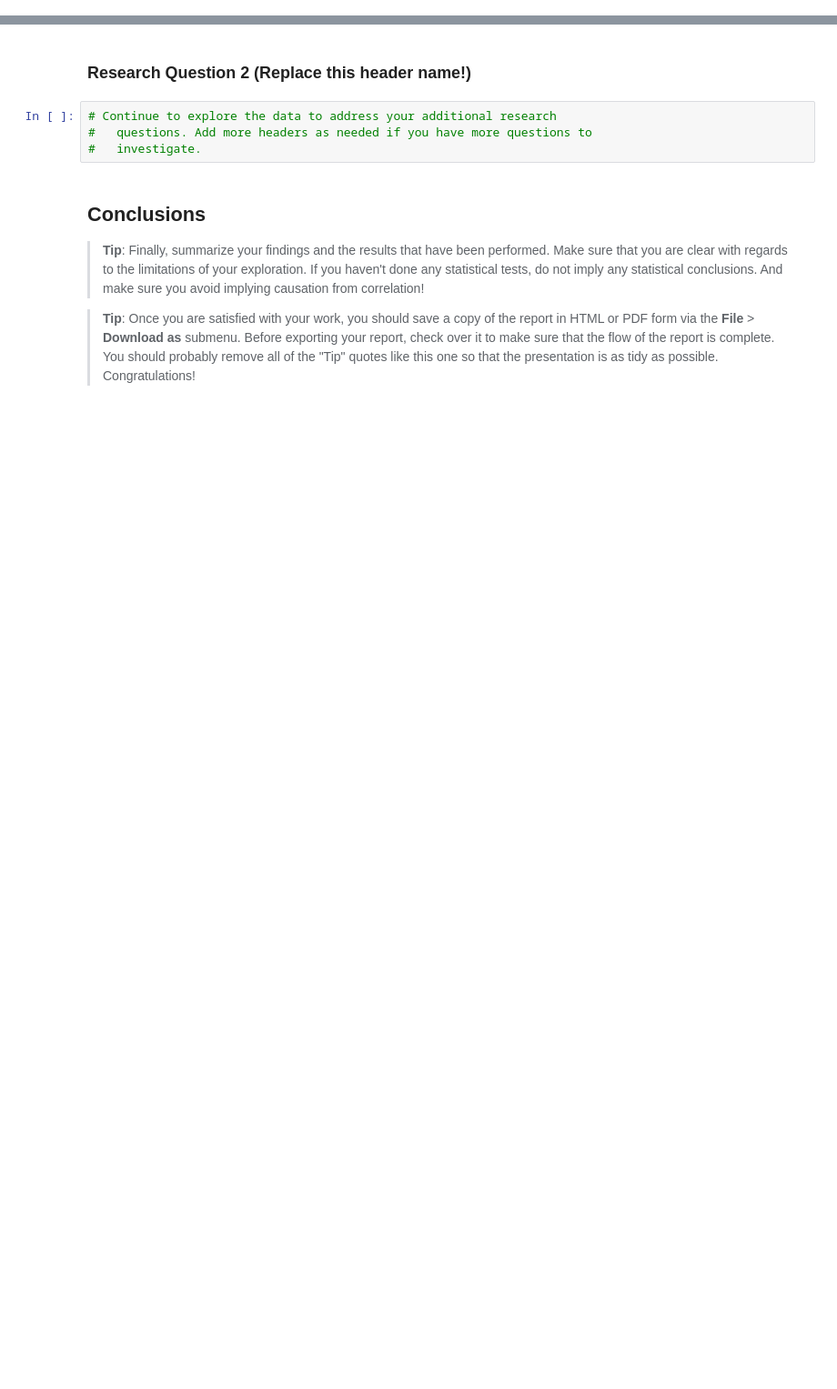
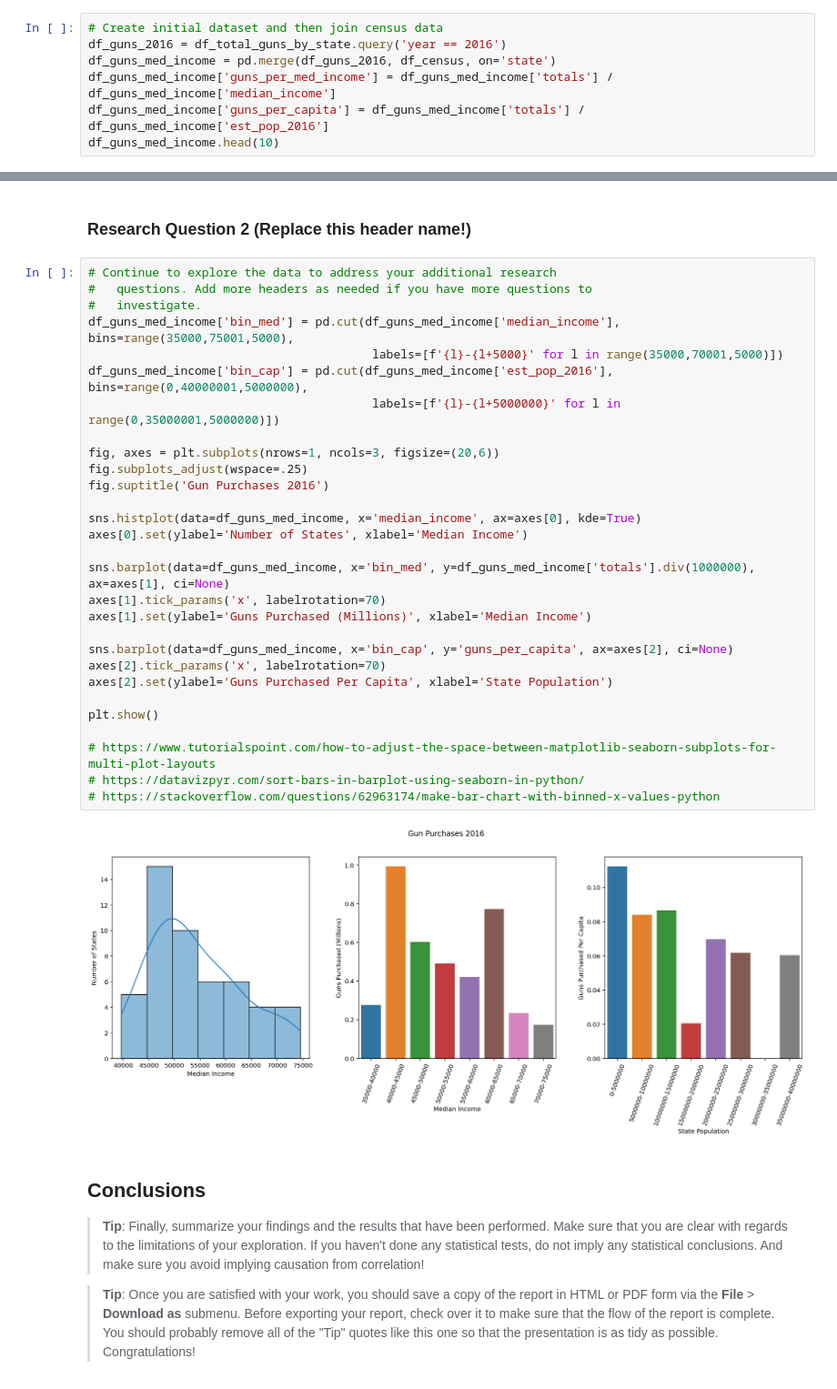
Before and after one commit to GaryLBentley/investigate_dataset, a Jupyter notebook: investigate-a-dataset.ipynb, the cells around one changed output, grey strips where cells are left out. Shown at 91% size. Saved outputs shown, nothing was run; the diff lists cells and outputs as text; blank space fills up the shorter version.

```diff
--- a/investigate-a-dataset.ipynb
+++ b/investigate-a-dataset.ipynb
@@ -356,0 +354,7 @@ df_census.head()
+# %%
+# Create initial dataset and then join census data
+df_guns_2016 = df_total_guns_by_state.query('year == 2016')
+df_guns_med_income = pd.merge(df_guns_2016, df_census, on='state')
+df_guns_med_income['guns_per_med_income'] = df_guns_med_income['totals'] / df_guns_med_income['median_income']
+df_guns_med_income['guns_per_capita'] = df_guns_med_income['totals'] / df_guns_med_income['est_pop_2016']
+df_guns_med_income.head(10)
@@ -400,9 +419,36 @@ plt.show()
 # %% [markdown]
 ### Research Question 2  (Replace this header name!)
-# %%
-# Continue to explore the data to address your additional research
-#   questions. Add more headers as needed if you have more questions to
-#   investigate.
+# %%
+# Continue to explore the data to address your additional research
+#   questions. Add more headers as needed if you have more questions to
+#   investigate.
+df_guns_med_income['bin_med'] = pd.cut(df_guns_med_income['median_income'], bins=range(35000,75001,5000),
+                                        labels=[f'{l}-{l+5000}' for l in range(35000,70001,5000)])
+df_guns_med_income['bin_cap'] = pd.cut(df_guns_med_income['est_pop_2016'], bins=range(0,40000001,5000000),
+                                        labels=[f'{l}-{l+5000000}' for l in range(0,35000001,5000000)])
+
+fig, axes = plt.subplots(nrows=1, ncols=3, figsize=(20,6))
+fig.subplots_adjust(wspace=.25)
+fig.suptitle('Gun Purchases 2016')
+
+sns.histplot(data=df_guns_med_income, x='median_income', ax=axes[0], kde=True)
+axes[0].set(ylabel='Number of States', xlabel='Median Income')
+
+sns.barplot(data=df_guns_med_income, x='bin_med', y=df_guns_med_income['totals'].div(1000000), ax=axes[1], ci=None)
+axes[1].tick_params('x', labelrotation=70)
+axes[1].set(ylabel='Guns Purchased (Millions)', xlabel='Median Income')
+
+sns.barplot(data=df_guns_med_income, x='bin_cap', y='guns_per_capita', ax=axes[2], ci=None)
+axes[2].tick_params('x', labelrotation=70)
+axes[2].set(ylabel='Guns Purchased Per Capita', xlabel='State Population')
+
+plt.show()
+
+# https://www.tutorialspoint.com/how-to-adjust-the-space-between-matplotlib-seaborn-subplots-for-multi-plot-layouts
+# https://datavizpyr.com/sort-bars-in-barplot-using-seaborn-in-python/
+# https://stackoverflow.com/questions/62963174/make-bar-chart-with-binned-x-values-python
+# %% [output]
+[figure, added]
 # %% [markdown]
 <a id='conclusions'></a>
 ## Conclusions
```
Also changed, not shown: parts of 6 cells of this notebook.
